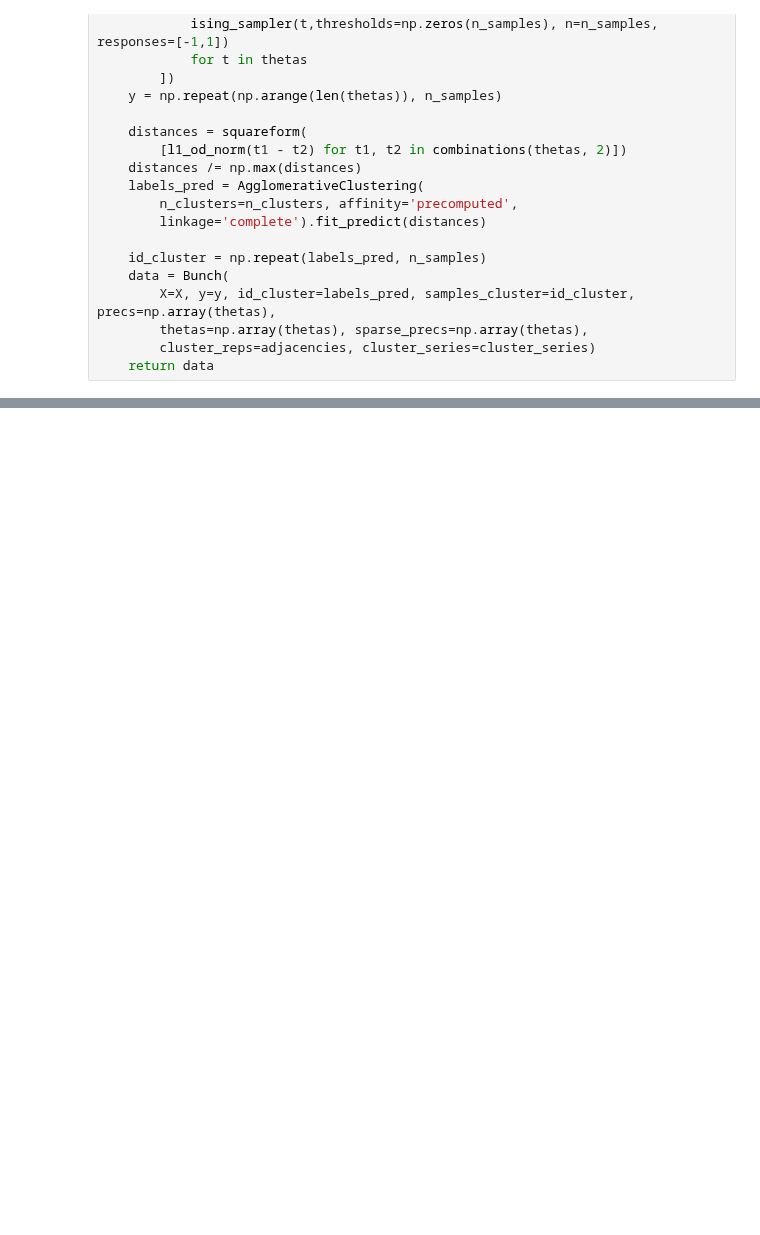
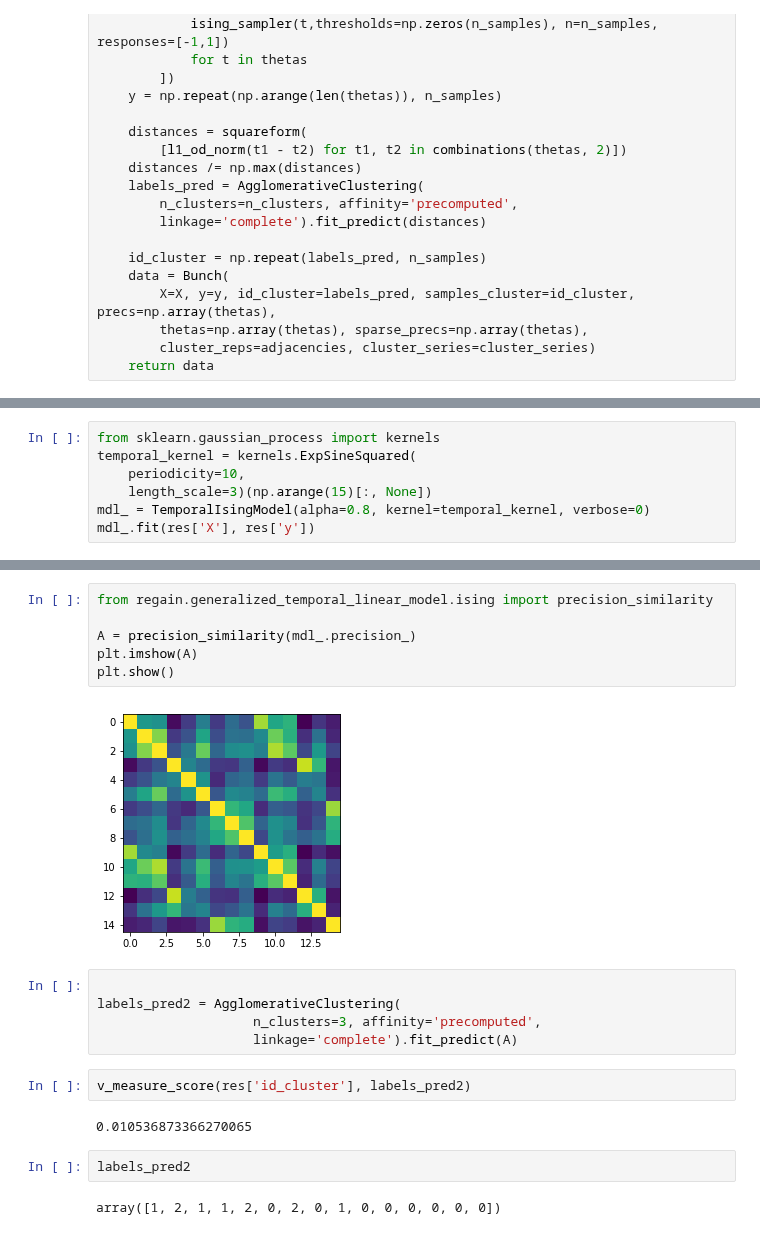
Before and after one commit to fdtomasi/regain, a Jupyter notebook: notebooks/temporal/Test pattern discovery Ising + sample.ipynb, the cells around one changed output, grey strips where cells are left out. Saved outputs shown, nothing was run; the diff lists cells and outputs as text; blank space fills up the shorter version.

```diff
--- a/notebooks/temporal/Test pattern discovery Ising + sample.ipynb
+++ b/notebooks/temporal/Test pattern discovery Ising + sample.ipynb
@@ -182,0 +197,7 @@ structure_error(res['thetas'], mdl.precision_, no_diagonal=True)
+# %%
+from sklearn.gaussian_process import kernels
+temporal_kernel = kernels.ExpSineSquared(
+    periodicity=10,
+    length_scale=3)(np.arange(15)[:, None])
+mdl_ = TemporalIsingModel(alpha=0.8, kernel=temporal_kernel, verbose=0)
+mdl_.fit(res['X'], res['y'])
@@ -182,0 +251,21 @@ structure_error(res['thetas'], mdl.precision_, no_diagonal=True)
+# %%
+from regain.generalized_temporal_linear_model.ising import precision_similarity
+
+A = precision_similarity(mdl_.precision_)
+plt.imshow(A)
+plt.show()
+# %% [output]
+[figure, added]
+# %%
+
+labels_pred2 = AgglomerativeClustering(
+                    n_clusters=3, affinity='precomputed',
+                    linkage='complete').fit_predict(A)
+# %%
+v_measure_score(res['id_cluster'], labels_pred2)
+# %% [output]
+0.010536873366270065
+# %%
+labels_pred2
+# %% [output]
+array([1, 2, 1, 1, 2, 0, 2, 0, 1, 0, 0, 0, 0, 0, 0])
```
Also changed, not shown: parts of 17 cells of this notebook, 5 other files.
